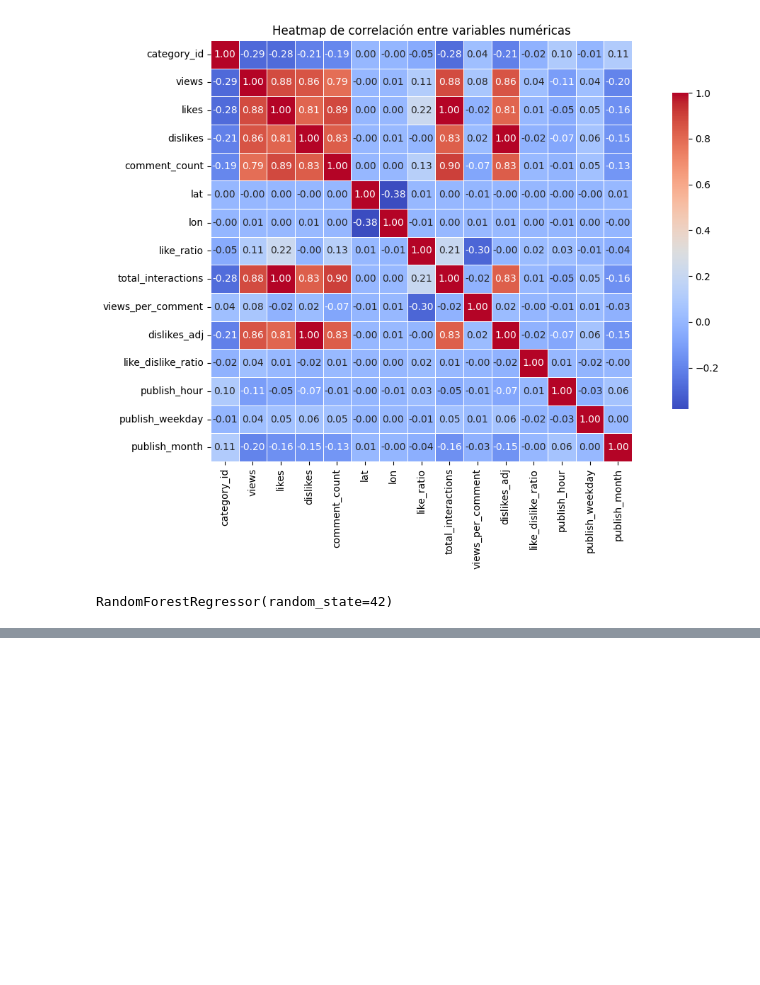
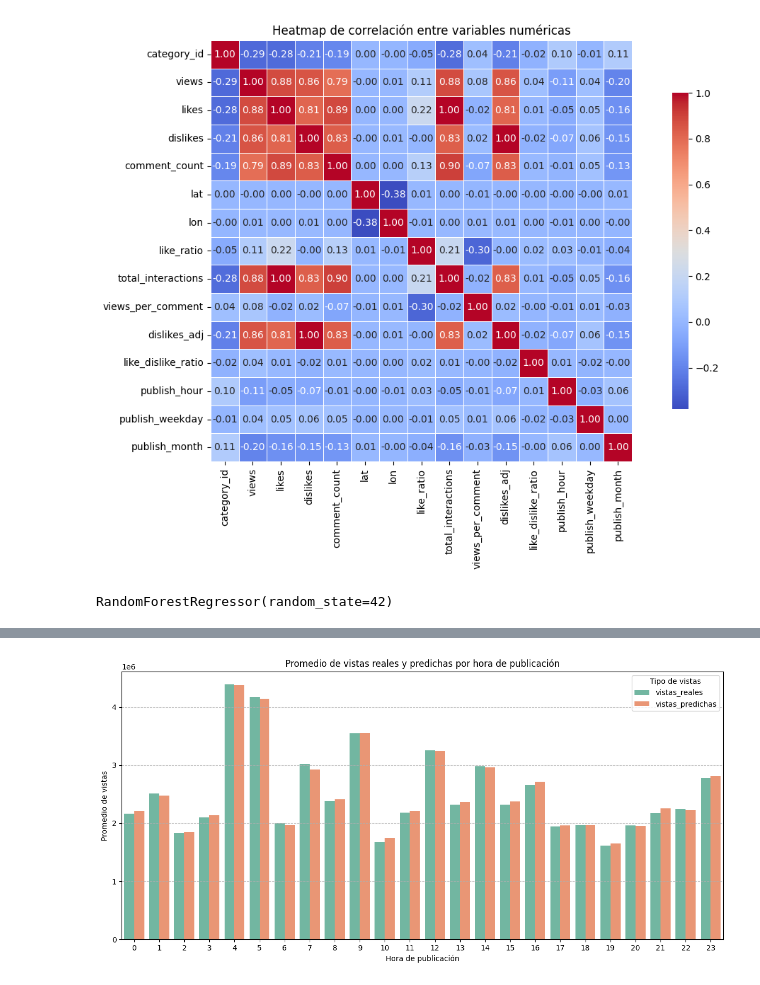
Before and after one commit to rodrigo-g08/FDS-2025-1-259, a Jupyter notebook: regression.ipynb, the cells around one changed output, grey strips where cells are left out. Cells and saved outputs as stored; diff of their text form; code cells hidden in the pictures; blank space fills up the shorter version.

```diff
--- a/regression.ipynb
+++ b/regression.ipynb
@@ -139,0 +175,36 @@ plt.show()
+# %%
+import matplotlib.pyplot as plt
+import seaborn as sns
+import pandas as pd
+
+# Preparamos el DataFrame
+df_plot = X_test[['publish_hour']].copy()
+df_plot['vistas_reales'] = y_test
+df_plot['vistas_predichas'] = y_pred
+
+# Agrupamos por hora de publicación
+df_avg = df_plot.groupby('publish_hour').agg({
+    'vistas_reales': 'mean',
+    'vistas_predichas': 'mean'
+}).reset_index()
+
+# Convertimos a formato largo para usar hue en seaborn
+df_avg_long = df_avg.melt(id_vars='publish_hour',
+                          value_vars=['vistas_reales', 'vistas_predichas'],
+                          var_name='tipo',
+                          value_name='promedio_vistas')
+
+# Graficamos
+plt.figure(figsize=(12, 6))
+sns.barplot(data=df_avg_long, x='publish_hour', y='promedio_vistas', hue='tipo', palette='Set2')
+
+plt.title('Promedio de vistas reales y predichas por hora de publicación')
+plt.xlabel('Hora de publicación')
+plt.ylabel('Promedio de vistas')
+plt.xticks(range(0, 24))  # Asegura que se muestren todas las horas
+plt.grid(axis='y', linestyle='--', alpha=0.7)
+plt.legend(title='Tipo de vistas')
+plt.tight_layout()
+plt.show()
+# %% [output]
+[figure, added]
```
Also changed, not shown: parts of 12 cells of this notebook.
